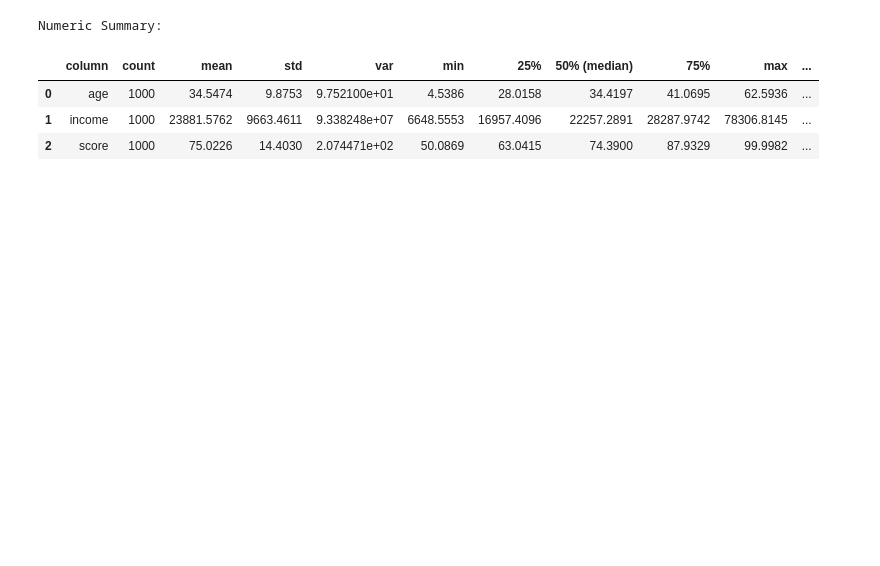
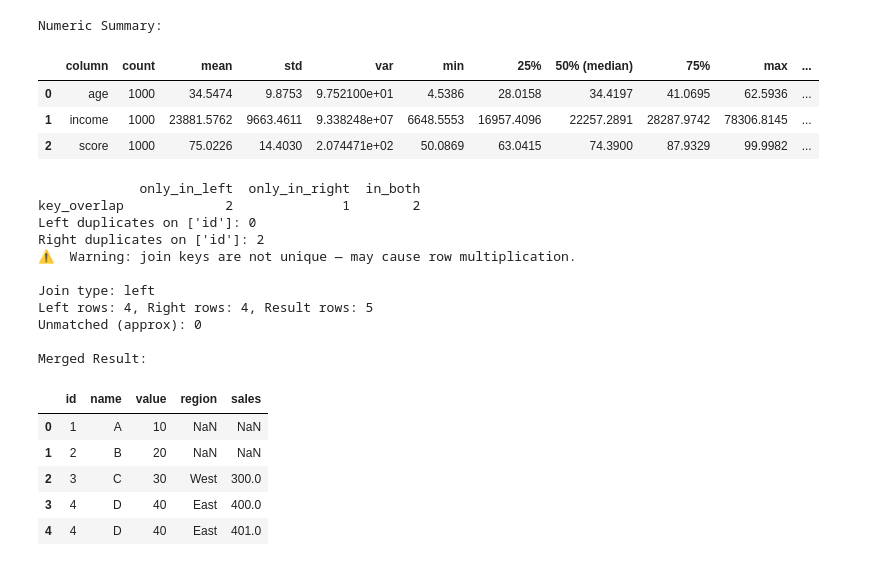
Before and after one commit to jmcconne100/Pandas_Notebook_Project, a Jupyter notebook: my_data_project.ipynb, the cells around one changed output. Cells and saved outputs as stored; diff of their text form; code cells hidden in the pictures; blank space fills up the shorter version.

```diff
--- a/my_data_project.ipynb
+++ b/my_data_project.ipynb
@@ -900,0 +1333,41 @@ Numeric Summary:
+# %%
+import pandas as pd
+
+# Example DataFrames
+left = pd.DataFrame({
+    "id": [1, 2, 3, 4],
+    "name": ["A", "B", "C", "D"],
+    "value": [10, 20, 30, 40],
+})
+
+right = pd.DataFrame({
+    "id": [3, 4, 4, 5],
+    "region": ["West", "East", "East", "North"],
+    "sales": [300, 400, 401, 500],
+})
+
+# Preview key overlap
+join_summary(left, right, on="id")
+
+# Safe join
+merged = join_datasets(left, right, on="id", how="left")
+print("\nMerged Result:")
+display(merged)
+# %% [output]
+             only_in_left  only_in_right  in_both
+key_overlap             2              1        2
+Left duplicates on ['id']: 0
+Right duplicates on ['id']: 2
+⚠️  Warning: join keys are not unique — may cause row multiplication.
+
+Join type: left
+Left rows: 4, Right rows: 4, Result rows: 5
+Unmatched (approx): 0
+
+Merged Result:
+|  | id | name | value | region | sales |
+| 0 | 1 | A | 10 | NaN | NaN |
+| 1 | 2 | B | 20 | NaN | NaN |
+| 2 | 3 | C | 30 | West | 300.0 |
+| 3 | 4 | D | 40 | East | 400.0 |
+| 4 | 4 | D | 40 | East | 401.0 |
```
Also changed, not shown: parts of 5 cells of this notebook.
